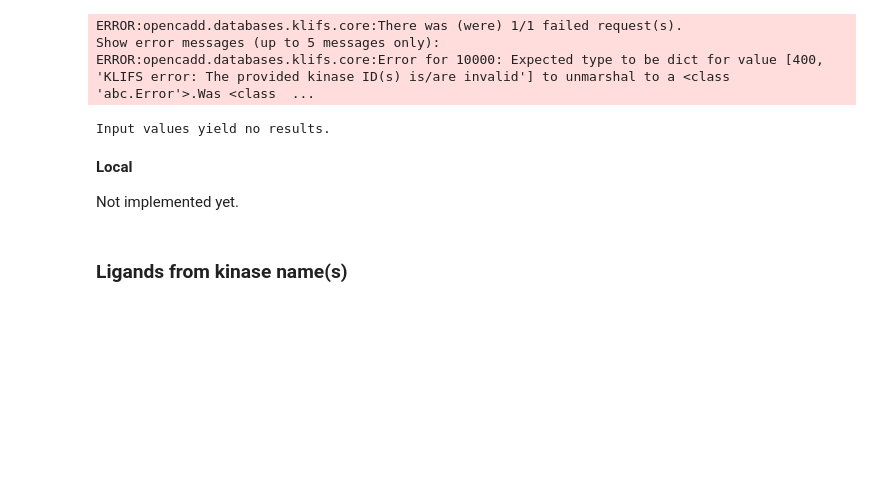
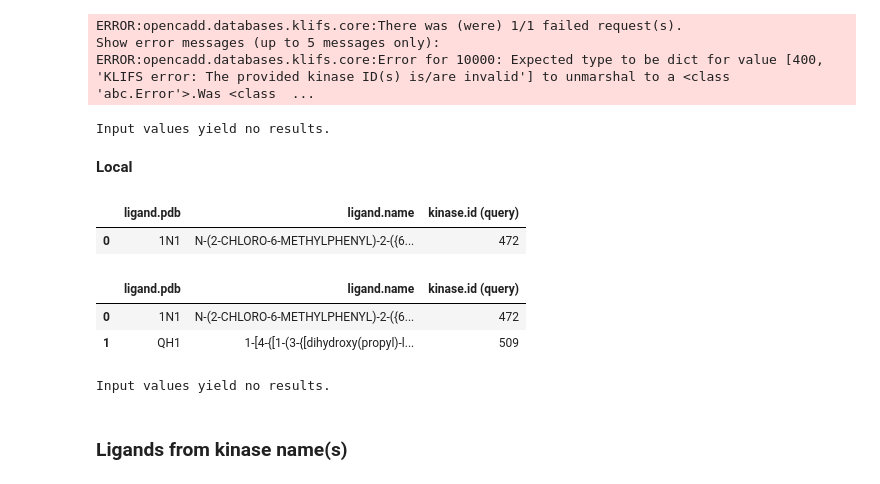
Before and after one commit to volkamerlab/opencadd, a Jupyter notebook: docs/tutorials/databases_klifs.ipynb, the cells around one changed output. Saved outputs shown, nothing was run; the diff lists cells and outputs as text; code cells hidden in the pictures; blank space fills up the shorter version.

```diff
--- a/docs/tutorials/databases_klifs.ipynb
+++ b/docs/tutorials/databases_klifs.ipynb
@@ -364,10 +390,26 @@ ERROR:opencadd.databases.klifs.core:There was (were) 1/1 failed request(s).
 Show error messages (up to 5 messages only):
 ERROR:opencadd.databases.klifs.core:Error for 10000: Expected type to be dict for value [400, 'KLIFS error: The provided kinase ID(s) is/are invalid'] to unmarshal to a <class 'abc.Error'>.Was <class  ...
 Input values yield no results.
-# %% [markdown]
-__Local__
-
-Not implemented yet.
+# %% [markdown]
+__Local__
+# %%
+local.ligands.from_kinase_ids(472)
+# %% [output]
+|  | ligand.pdb | ligand.name | kinase.id (query) |
+| 0 | 1N1 | N-(2-CHLORO-6-METHYLPHENYL)-2-({6... | 472 |
+# %%
+local.ligands.from_kinase_ids([472, 509, 10000])
+# %% [output]
+|  | ligand.pdb | ligand.name | kinase.id (query) |
+| 0 | 1N1 | N-(2-CHLORO-6-METHYLPHENYL)-2-({6... | 472 |
+| 1 | QH1 | 1-[4-{[1-(3-{[dihydroxy(propyl)-l... | 509 |
+# %%
+try:
+    local.ligands.from_kinase_ids(10000)
+except ValueError as e:
+    print(e)
+# %% [output]
+Input values yield no results.
 # %% [markdown]
 ### Ligands from kinase name(s)
 # %% [markdown]
```
Also changed, not shown: parts of 23 cells of this notebook.
